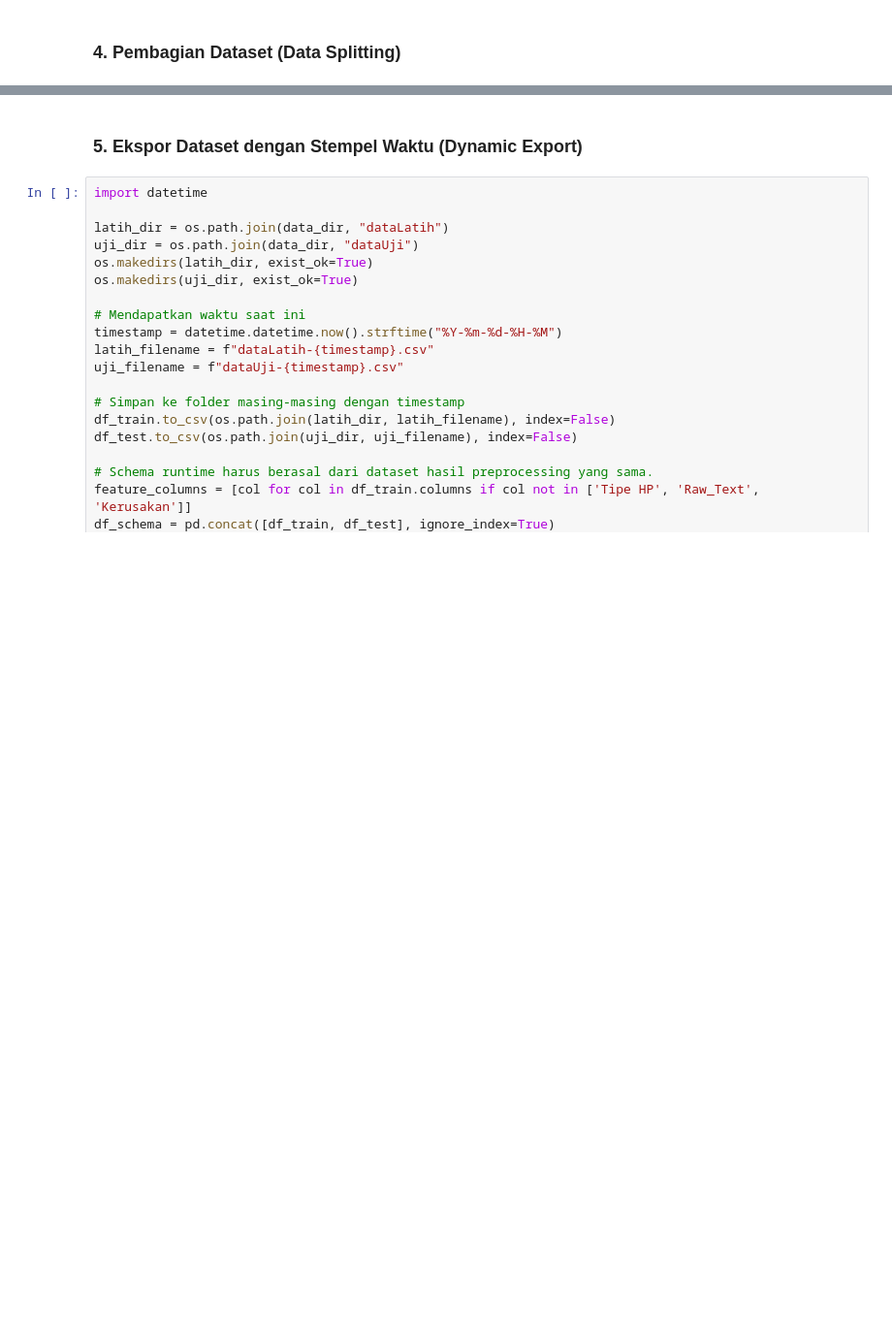
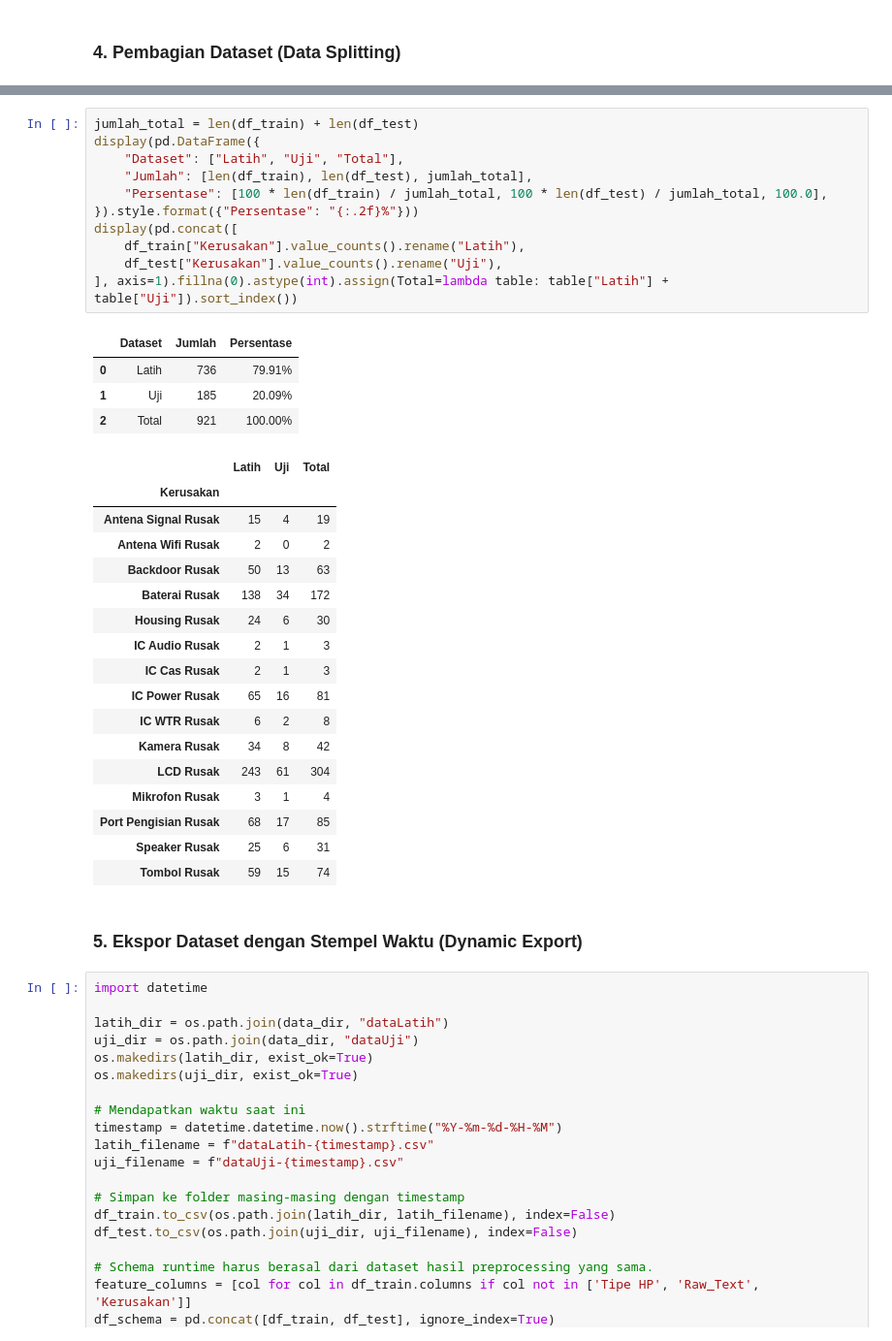
Before and after one commit to nowarlove/deteksiKerusakanIphone, a Jupyter notebook: preprocessing.ipynb, the cells around one changed output, grey strips where cells are left out. Shown at 97% size. Drawn from its saved outputs; the diff is of its cells as text; blank space fills up the shorter version.

```diff
--- a/preprocessing.ipynb
+++ b/preprocessing.ipynb
@@ -395,3 +453,36 @@ print(f"Jumlah Data Uji (20%): {df_test.shape[0]} baris")
+# %%
+jumlah_total = len(df_train) + len(df_test)
+display(pd.DataFrame({
+    "Dataset": ["Latih", "Uji", "Total"],
+    "Jumlah": [len(df_train), len(df_test), jumlah_total],
+    "Persentase": [100 * len(df_train) / jumlah_total, 100 * len(df_test) / jumlah_total, 100.0],
+}).style.format({"Persentase": "{:.2f}%"}))
+display(pd.concat([
+    df_train["Kerusakan"].value_counts().rename("Latih"),
+    df_test["Kerusakan"].value_counts().rename("Uji"),
+], axis=1).fillna(0).astype(int).assign(Total=lambda table: table["Latih"] + table["Uji"]).sort_index())
+# %% [output]
+|  | Dataset | Jumlah | Persentase |
+| 0 | Latih | 736 | 79.91% |
+| 1 | Uji | 185 | 20.09% |
+| 2 | Total | 921 | 100.00% |
+|  | Latih | Uji | Total |
+| Kerusakan |  |  |  |
+| Antena Signal Rusak | 15 | 4 | 19 |
+| Antena Wifi Rusak | 2 | 0 | 2 |
+| Backdoor Rusak | 50 | 13 | 63 |
+| Baterai Rusak | 138 | 34 | 172 |
+| Housing Rusak | 24 | 6 | 30 |
+| IC Audio Rusak | 2 | 1 | 3 |
+| IC Cas Rusak | 2 | 1 | 3 |
+| IC Power Rusak | 65 | 16 | 81 |
+| IC WTR Rusak | 6 | 2 | 8 |
+| Kamera Rusak | 34 | 8 | 42 |
+| LCD Rusak | 243 | 61 | 304 |
+| Mikrofon Rusak | 3 | 1 | 4 |
+| Port Pengisian Rusak | 68 | 17 | 85 |
+| Speaker Rusak | 25 | 6 | 31 |
+| Tombol Rusak | 59 | 15 | 74 |
 # %% [markdown]
 ### 5. Ekspor Dataset dengan Stempel Waktu (Dynamic Export)
 # %%
```
Also changed, not shown: parts of 14 cells of this notebook, 4 other files.
